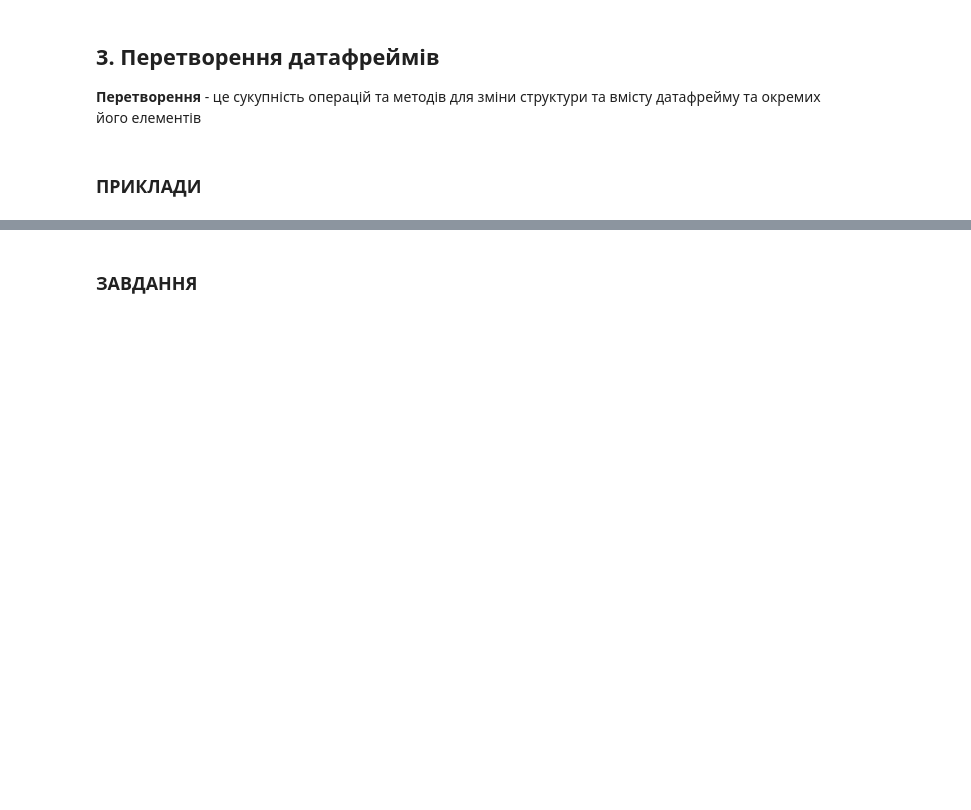
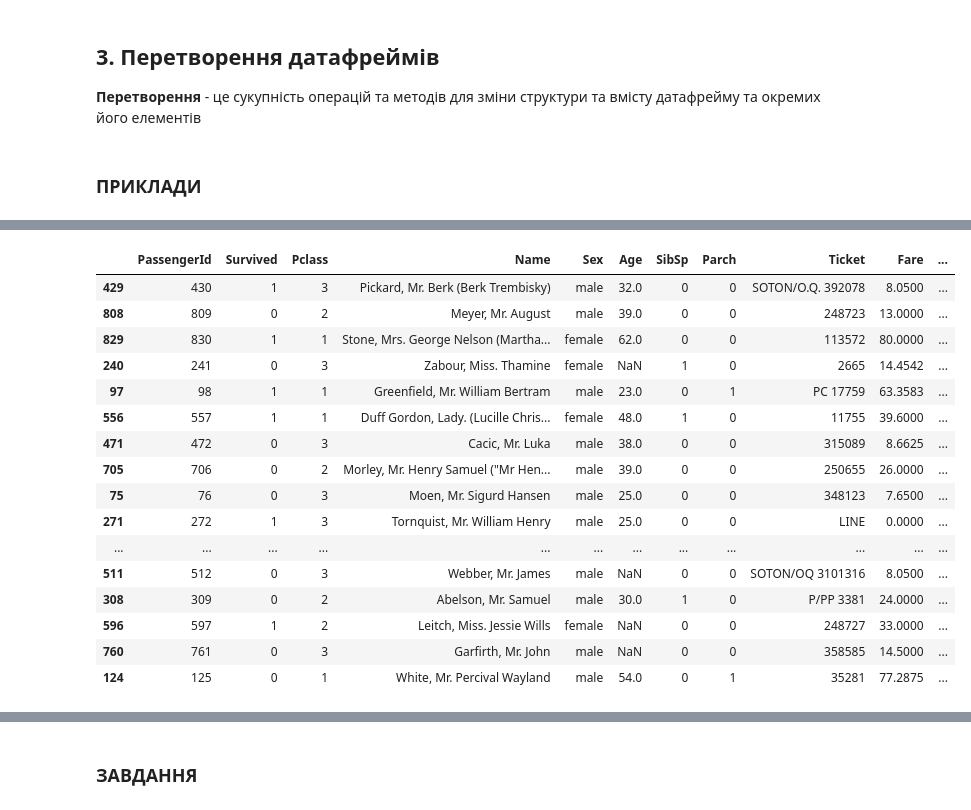
Before and after one commit to shkliarskiy/ML-2023, a Jupyter notebook: ML-2023/4. Pandas для МН/Pandas_lab.ipynb, the cells around one changed output, grey strips where cells are left out. Drawn from its saved outputs; the diff is of its cells as text; code cells hidden in the pictures; blank space fills up the shorter version.

```diff
--- a/ML-2023/4. Pandas для МН/Pandas_lab.ipynb
+++ b/ML-2023/4. Pandas для МН/Pandas_lab.ipynb
@@ -190,5 +353,23 @@ titanic.head(5)
 # %%
 # вивести 3 випадкових рядки датафрейму
-titanic.sample(3)
+titanic.sample(39)
+# %% [output]
+|  | PassengerId | Survived | Pclass | Name | Sex | Age | SibSp | Parch | Ticket | Fare | ... |
+| 429 | 430 | 1 | 3 | Pickard, Mr. Berk (Berk Trembisky) | male | 32.0 | 0 | 0 | SOTON/O.Q. 392078 | 8.0500 | ... |
+| 808 | 809 | 0 | 2 | Meyer, Mr. August | male | 39.0 | 0 | 0 | 248723 | 13.0000 | ... |
+| 829 | 830 | 1 | 1 | Stone, Mrs. George Nelson (Martha... | female | 62.0 | 0 | 0 | 113572 | 80.0000 | ... |
+| 240 | 241 | 0 | 3 | Zabour, Miss. Thamine | female | NaN | 1 | 0 | 2665 | 14.4542 | ... |
+| 97 | 98 | 1 | 1 | Greenfield, Mr. William Bertram | male | 23.0 | 0 | 1 | PC 17759 | 63.3583 | ... |
+| 556 | 557 | 1 | 1 | Duff Gordon, Lady. (Lucille Chris... | female | 48.0 | 1 | 0 | 11755 | 39.6000 | ... |
+| 471 | 472 | 0 | 3 | Cacic, Mr. Luka | male | 38.0 | 0 | 0 | 315089 | 8.6625 | ... |
+| 705 | 706 | 0 | 2 | Morley, Mr. Henry Samuel ("Mr Hen... | male | 39.0 | 0 | 0 | 250655 | 26.0000 | ... |
+| 75 | 76 | 0 | 3 | Moen, Mr. Sigurd Hansen | male | 25.0 | 0 | 0 | 348123 | 7.6500 | ... |
+| 271 | 272 | 1 | 3 | Tornquist, Mr. William Henry | male | 25.0 | 0 | 0 | LINE | 0.0000 | ... |
+| ... | ... | ... | ... | ... | ... | ... | ... | ... | ... | ... | ... |
+| 511 | 512 | 0 | 3 | Webber, Mr. James | male | NaN | 0 | 0 | SOTON/OQ 3101316 | 8.0500 | ... |
+| 308 | 309 | 0 | 2 | Abelson, Mr. Samuel | male | 30.0 | 1 | 0 | P/PP 3381 | 24.0000 | ... |
+| 596 | 597 | 1 | 2 | Leitch, Miss. Jessie Wills | female | NaN | 0 | 0 | 248727 | 33.0000 | ... |
+| 760 | 761 | 0 | 3 | Garfirth, Mr. John | male | NaN | 0 | 0 | 358585 | 14.5000 | ... |
+| 124 | 125 | 0 | 1 | White, Mr. Percival Wayland | male | 54.0 | 0 | 1 | 35281 | 77.2875 | ... |
 # %%
 # відсортувати dataframe `titanic` за віком пасажиров
```
Also changed, not shown: parts of 30 cells of this notebook, 2 other files.
